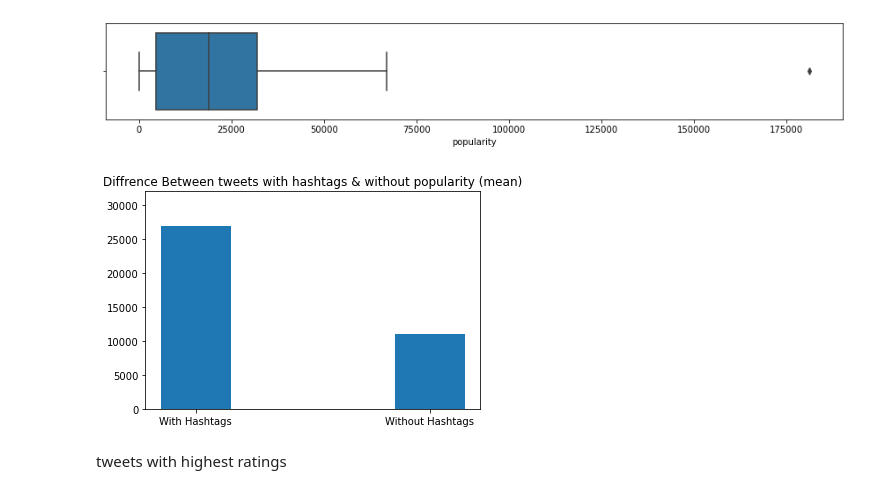
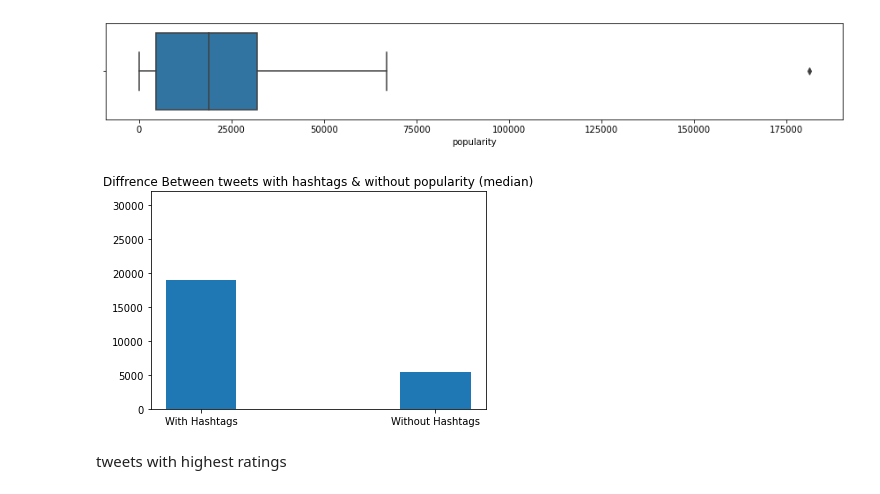
Before and after one commit to mmedhat2/Projects, a Jupyter notebook: Data-Analysis/Twitter-dataset-analysis/twittercode.ipynb, the cells around one changed output. Saved outputs shown, nothing was run; the diff lists cells and outputs as text; code cells hidden in the pictures.

```diff
--- a/Data-Analysis/Twitter-dataset-analysis/twittercode.ipynb
+++ b/Data-Analysis/Twitter-dataset-analysis/twittercode.ipynb
@@ -36,24 +36,28 @@ imgdf = pd.DataFrame(columns=['tweet_id', 'jpg_url', 'img_num', 'p1', 'p1_conf',
                               'p1_dog', 'p2', 'p2_conf', 'p2_dog', 'p3', 'p3_conf', 'p3_dog'])
 url = "https://d17h27t6h515a5.cloudfront.net/topher/2017/August/599fd2ad_image-predictions/image-predictions.tsv"
 
-# Download the TSV file
 response = requests.get(url)
-response.raise_for_status()  # Raise an exception if the download fails
+response.raise_for_status()
 
 
 
 
 with open("image-predictions.tsv", "wb") as file:
     file.write(response.content)
-# Save the file to disk
+
+
 with open("image-predictions.tsv", "r", encoding="utf-8") as file:
-    # Create a CSV reader object
     reader = csv.reader(file, delimiter="\t")
 
-    # Iterate over the rows and print the data
     for row in reader:
       imgdf.loc[len(imgdf)] = row
 
 
 imgdf = imgdf.tail(-1)
-imgdf
+
+#saving file as it needs to be connected to internet everytime of loading
+
+
+
+#imgdf.to_csv('imgdf.csv')
+imgdf = pd.read_csv('imgdf.csv')
@@ -390,7 +380,7 @@ Issue ( 8 ): missing values in entities column
 #dropping entities column and other unnecessary columns
 
 tweetsdf_cleaned = tweetsdf_cleaned.drop(columns=['entities','id_str','display_text_range',
-                                                  'truncated','source','is_quote_status'],axis=1)
+                                                  'truncated','is_quote_status'],axis=1)
 # %% [markdown]
 Dropping tweets before 2017
 # %%
@@ -399,14 +389,14 @@ tweetsdf_cleaned = tweetsdf_cleaned[tweetsdf_cleaned['created_at'] < '2017-8-02'
 Renaming Columns And Merging
 # %%
 tweetsdf_cleaned.rename(columns={'id':'tweet_id'},inplace=True)
-
+imgdf_cleaned = imgdf_cleaned.drop(columns='tweet_id')
 newdf = archivedf_cleaned.merge(tweetsdf_cleaned,on='tweet_id')
 newdf2 = pd.concat([newdf,imgdf_cleaned.iloc[:,1:]],axis=1)
 # %% [markdown]
 Dropping Unnecessary Columns
 # %%
-newdf2 = newdf2[['tweet_id','rating_numerator','rating_denominator','name','Nickname','retweet_count','favorite_count',
-                 'p1','p2','p3','created_at','hashtags']]
+newdf2 = newdf2[['tweet_id','source_x','rating_numerator','rating_denominator','name','Nickname','retweet_count'
+                 ,'favorite_count','p1','p2','p3','created_at','hashtags']]
 # %% [markdown]
 Dropping rows With No Img Data
 # %%
@@ -515,13 +505,13 @@ sns.boxplot(x=hashtagtwt['popularity'])
 [figure]
 # %%
 labels= ['With Hashtags','Without Hashtags']
-heights = [hashtagtwt['popularity'].mean(),nohashtagtwt['popularity'].mean()]
+heights = [hashtagtwt['popularity'].median(),nohashtagtwt['popularity'].median()]
 plt.bar(labels,heights,width=0.3)
 plt.ylim(0,32000)
-plt.title('Diffrence Between tweets with hashtags & without popularity (mean)')
+plt.title('Diffrence Between tweets with hashtags & without popularity (median)')
 plt.show()
 # %% [output]
-[figure, old version]
+[figure, new version]
 # %% [markdown]
 tweets with highest ratings
 # %%
```
Also changed, not shown: parts of 11 cells of this notebook, 1 other file.
